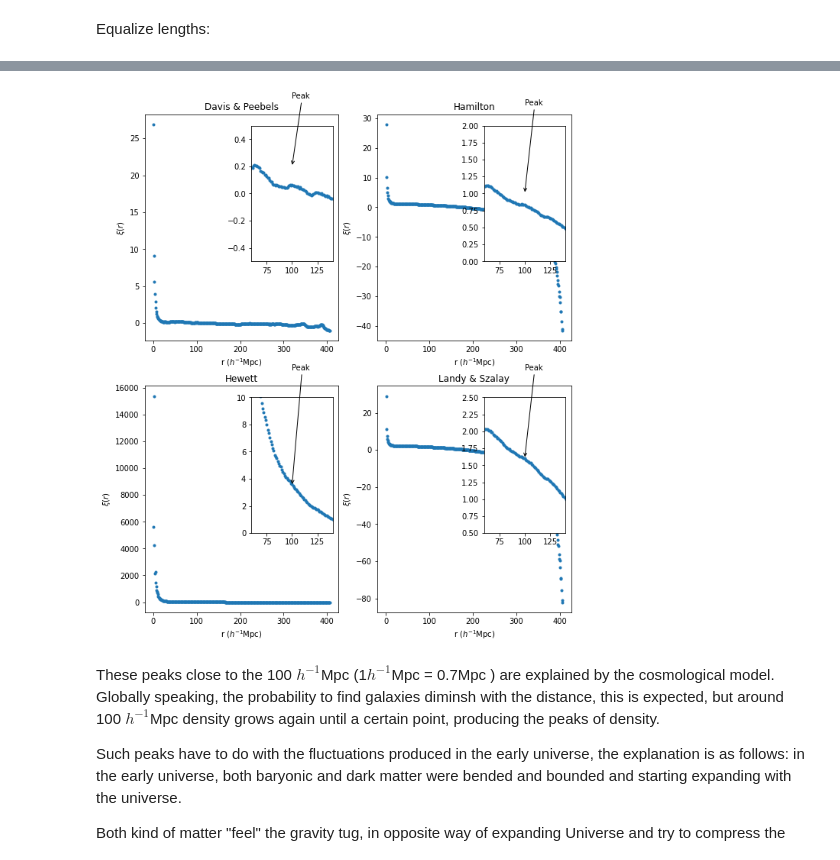
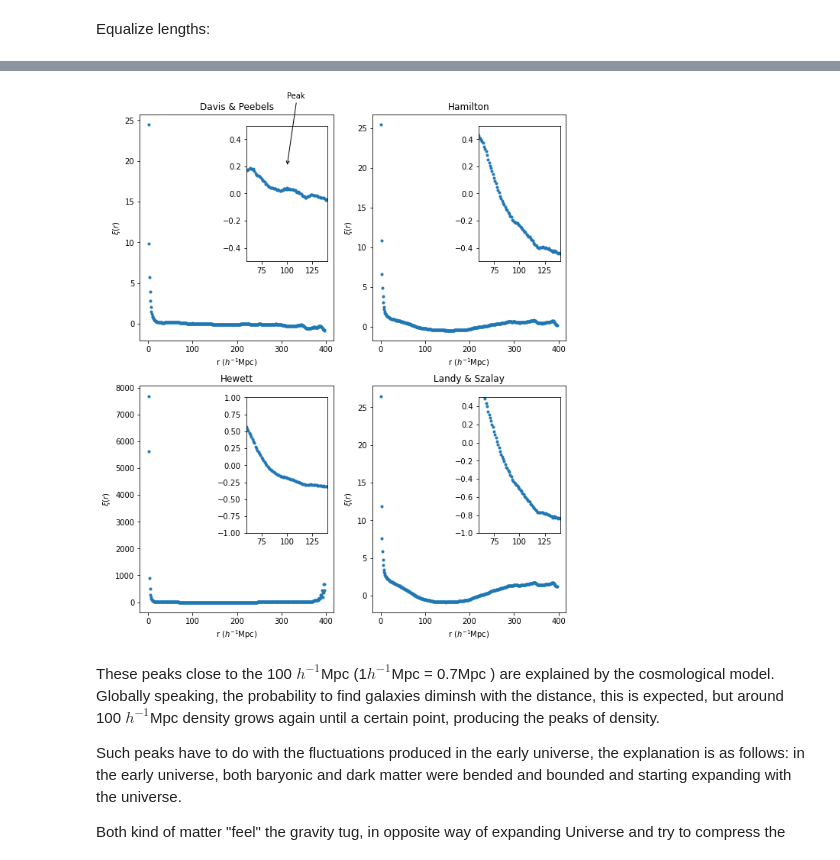
Before and after one commit to carlostp12/tfm, a Jupyter notebook: python/notebook/notebook-2df.ipynb, the cells around one changed output, grey strips where cells are left out. Drawn from its saved outputs; the diff is of its cells as text; code cells hidden in the pictures.

```diff
--- a/python/notebook/notebook-2df.ipynb
+++ b/python/notebook/notebook-2df.ipynb
@@ -354,37 +364,40 @@ Wall time: 67.9 ms
 corr = np.array(DD)/np.array(RR) - 1 # Davids and Peebels
 corr2 = (np.array(DD)-np.array(DR))/np.array(RR) # Hamilton
 corr3 = np.array(DD)/np.array(DR)-1 # Hewett
 corr4 = (np.array(DD)-2*np.array(DR)+np.array(RR))/np.array(RR) # Landy and Szalay
 corrs = [{'name': "Davis & Peebels", 'corr': corr, 'limit1': 0.2, 'limit2': 0.7, 'limits': (-0.5, 0.5)},
-         {'name': "Hamilton", 'corr': corr2, 'limit1': 1.0, 'limit2': 2.3, 'limits': (0.0, 2)},
-         {'name': "Hewett", 'corr': corr3, 'limit1': 3.5, 'limit2': 12, 'limits': (0, 10)},
-         {'name': "Landy & Szalay", 'corr': corr4, 'limit1': 1.6, 'limit2': 2.9, 'limits': (0.5, 2.5)}]
+          {'name': "Hamilton", 'corr': corr2, 'limit1': 1.0, 'limit2': 2.3, 'limits': (-0.5, 0.5)},
+         #{'name': "Hamilton", 'corr': corr2, 'limit1': 1.0, 'limit2': 2.3, 'limits': (-0.5, 3)},
+        # {'name': "Hewett", 'corr': corr3, 'limit1': 3.5, 'limit2': 12, 'limits': (0, 10)},
+          {'name': "Hewett", 'corr': corr3, 'limit1': 3.5, 'limit2': 12, 'limits': (-1, 1)},
+           {'name': "Landy & Szalay", 'corr': corr4, 'limit1': 1.6, 'limit2': 2.9, 'limits': (-1, 0.5)}]
+       #      {'name': "Landy & Szalay", 'corr': corr4, 'limit1': 1.6, 'limit2': 2.9, 'limits': (1, 3)}]
 
 fig, ax = plt.subplots(2, 2, figsize=[10, 12])
 index = 0
 for i in list(range(2)):
     for j in list(range(2)):
         current = corrs[index]
         ax[i, j].plot(r, current['corr'], '.')
         ax[i, j].set_xlabel("r ($h^{-1}$Mpc)")
         ax[i, j].set_ylabel(r"$\xi(r)$")
         ax[i, j].set_title(current['name'],)
 
         axins = ax[i, j].inset_axes([0.55, 0.35, 0.42, 0.60])
         axins.plot(r, current['corr'], '.')
         # sub region of the original image
        # x1, x2, y1, y2 = 50, 140, corrs[index][3], 0.5
         x1, x2, y1, y2 = 60, 140, current['limits'][0], current['limits'][1]
         axins.set_xlim(x1, x2)
         axins.set_ylim(y1, y2)
         _ = axins.annotate("Peak ",
                    xy=(100, current['limit1']), xycoords='data',
                    xytext=(100, current['limit2']), textcoords='data',
                    arrowprops=dict(arrowstyle="->", connectionstyle="arc3")
                    )
         index = index + 1
 # %% [output]
-[figure, old version]
+[figure, new version]
 # %% [markdown]
 These peaks close to the 100 $h^{-1}$Mpc (1$h^{-1}$Mpc = 0.7Mpc ) are explained by the cosmological model.
 Globally speaking, the probability to find galaxies diminsh with the distance, this is expected, but around 100 $h^{-1}$Mpc density grows again until a certain point, producing the peaks of density.
```
Also changed, not shown: parts of 3 cells of this notebook, 6 other files.
